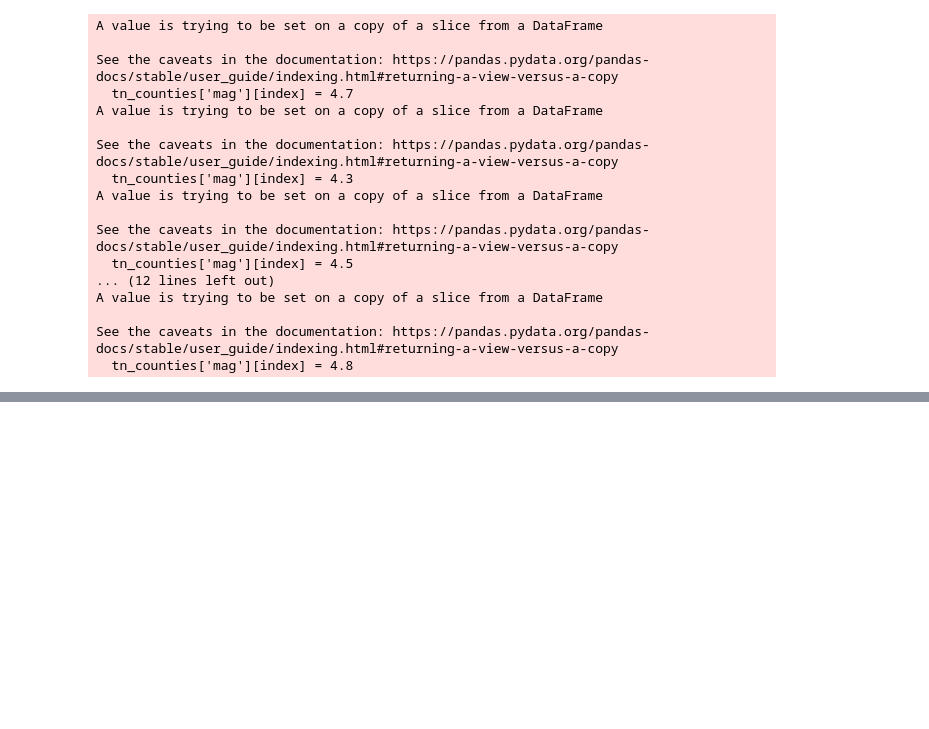
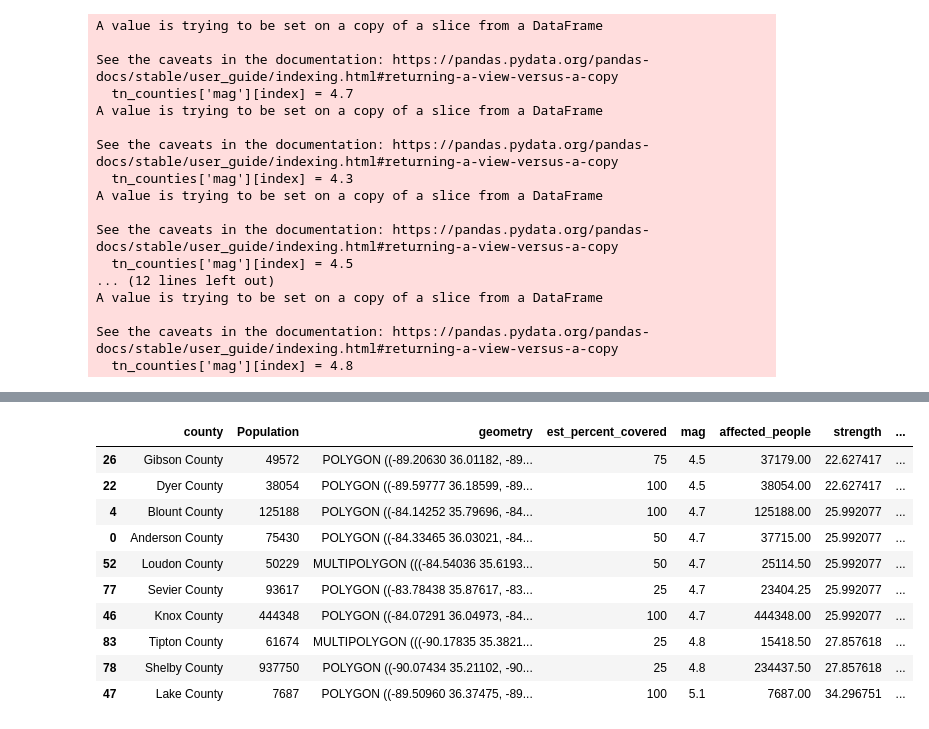
Before and after one commit to nss-data-science-cohort-4/dq3-earthquakes-mst-2-0, a Jupyter notebook: Notebooks/Tennessee Counties, Population, and Earthquakes.ipynb, the cells around one changed output, grey strips where cells are left out. Cells and saved outputs as stored; diff of their text form; code cells hidden in the pictures; blank space fills up the shorter version.

```diff
--- a/Notebooks/Tennessee Counties, Population, and Earthquakes.ipynb
+++ b/Notebooks/Tennessee Counties, Population, and Earthquakes.ipynb
@@ -239,0 +173,14 @@ fig.show()
+# %%
+tn_counties.sort_values(by = 'strength').tail(10)
+# %% [output]
+|  | county | Population | geometry | est_percent_covered | mag | affected_people | strength | ... |
+| 26 | Gibson County | 49572 | POLYGON ((-89.20630 36.01182, -89... | 75 | 4.5 | 37179.00 | 22.627417 | ... |
+| 22 | Dyer County | 38054 | POLYGON ((-89.59777 36.18599, -89... | 100 | 4.5 | 38054.00 | 22.627417 | ... |
+| 4 | Blount County | 125188 | POLYGON ((-84.14252 35.79696, -84... | 100 | 4.7 | 125188.00 | 25.992077 | ... |
+| 0 | Anderson County | 75430 | POLYGON ((-84.33465 36.03021, -84... | 50 | 4.7 | 37715.00 | 25.992077 | ... |
+| 52 | Loudon County | 50229 | MULTIPOLYGON (((-84.54036 35.6193... | 50 | 4.7 | 25114.50 | 25.992077 | ... |
+| 77 | Sevier County | 93617 | POLYGON ((-83.78438 35.87617, -83... | 25 | 4.7 | 23404.25 | 25.992077 | ... |
+| 46 | Knox County | 444348 | POLYGON ((-84.07291 36.04973, -84... | 100 | 4.7 | 444348.00 | 25.992077 | ... |
+| 83 | Tipton County | 61674 | MULTIPOLYGON (((-90.17835 35.3821... | 25 | 4.8 | 15418.50 | 27.857618 | ... |
+| 78 | Shelby County | 937750 | POLYGON ((-90.07434 35.21102, -90... | 25 | 4.8 | 234437.50 | 27.857618 | ... |
+| 47 | Lake County | 7687 | POLYGON ((-89.50960 36.37475, -89... | 100 | 5.1 | 7687.00 | 34.296751 | ... |
```
Also changed, not shown: parts of 26 cells of this notebook.
